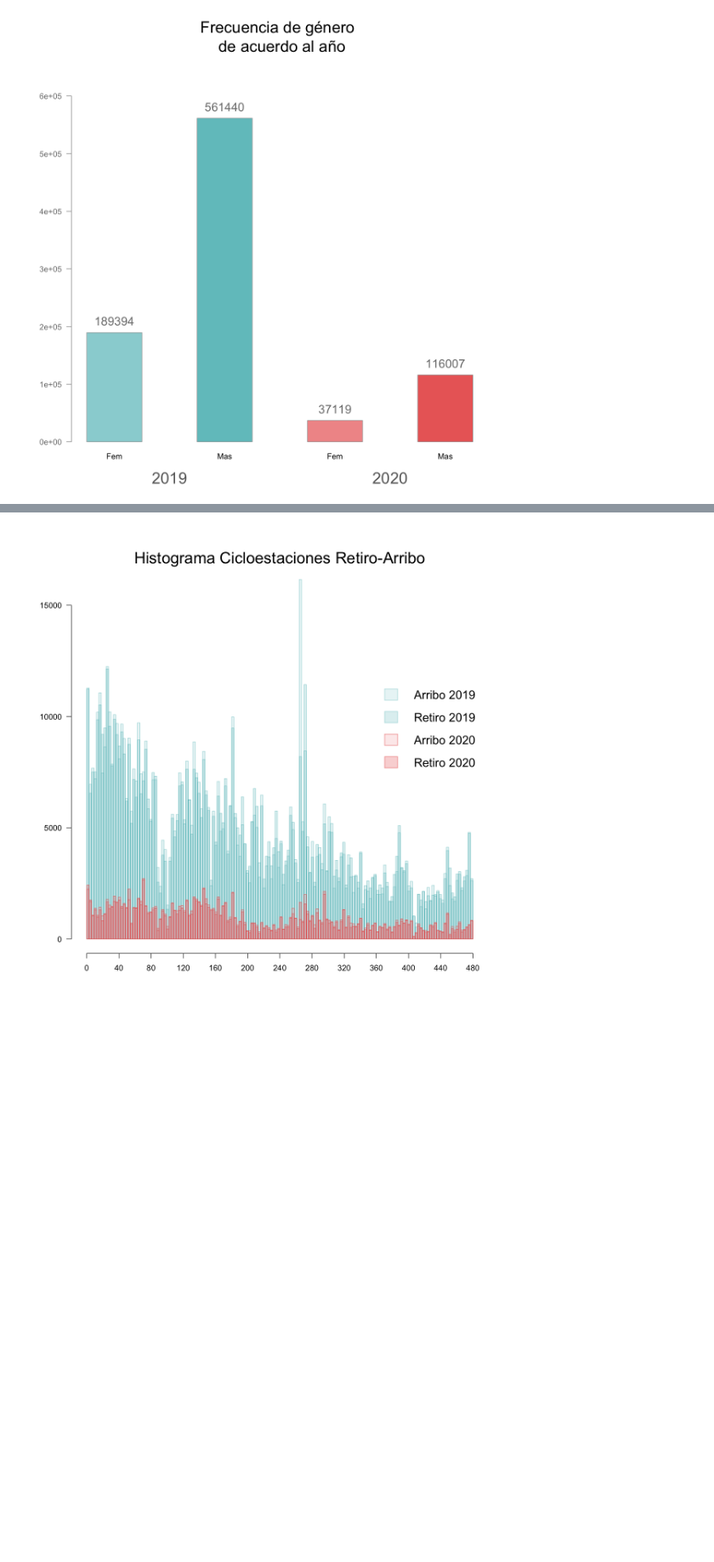
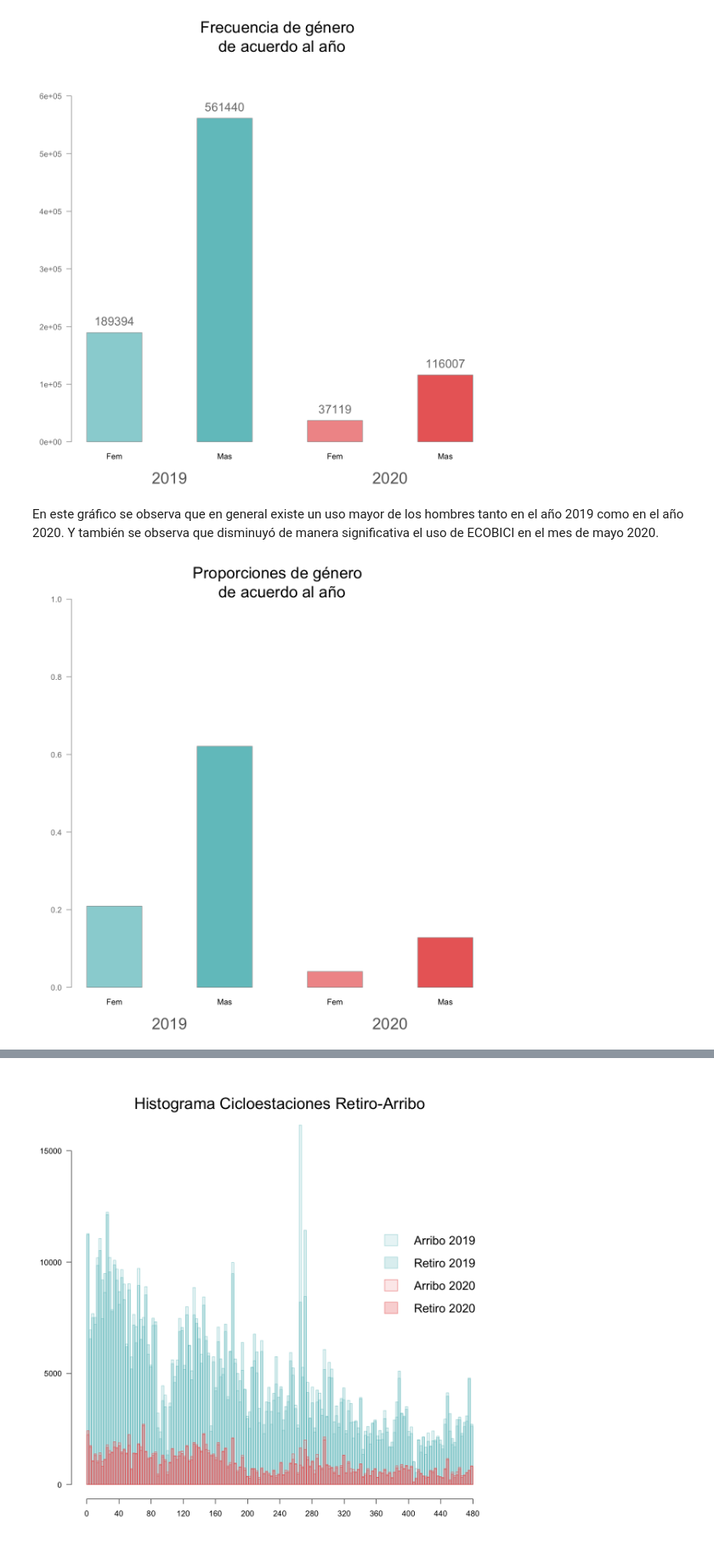
Before and after one commit to prope-2020-gh-classroom/practica-final-por-equipos-verano-2020-itam-Eduardo-Moreno, a Jupyter notebook: Descriptive_Analysis.ipynb, the cells around one changed output, grey strips where cells are left out. Shown: that part at 85% size. Drawn from its saved outputs; the diff is of its cells as text; code cells hidden in the pictures; blank space fills up the shorter version.

Commit message:
Adición de algunos gráficos y descripción

```diff
--- a/Descriptive_Analysis.ipynb
+++ b/Descriptive_Analysis.ipynb
@@ -120,3 +157,19 @@ mtext('2019',1,at=2.5,padj = 3,cex=2,col='gray40')
 mtext('2020',1,at=6.5,padj = 3,cex=2,col='gray40')
 # %% [output]
 [figure]
+# %% [markdown]
+En este gráfico se observa que en general existe un uso mayor de los hombres tanto en el año 2019 como en el año 2020. Y también se observa que disminuyó de manera significativa el uso de ECOBICI en el mes de mayo 2020.
+# %%
+barplot(prop.table(gen),axes=F,space = 1,ylim=c(0,1),
+        col=c('#45B4B899',azul,'#E95D59AA',rosa), border=gris,
+        names.arg=c('Fem','Mas','Fem','Mas'))
+axis(2,las=2,col='gray48',col.axis='gray48')
+text(1.5,gen[1]+20000,paste(gen[1]),cex=1.5,col='gray48')
+text(3.5,gen[2]+20000,paste(gen[2]),cex=1.5,col='gray48')
+text(5.5,gen[3]+20000,paste(gen[3]),cex=1.5,col='gray48')
+text(7.5,gen[4]+20000,paste(gen[4]),cex=1.5,col='gray48')
+mtext('Proporciones de género \n de acuerdo al año',3, cex=2)
+mtext('2019',1,at=2.5,padj = 3,cex=2,col='gray40')
+mtext('2020',1,at=6.5,padj = 3,cex=2,col='gray40')
+# %% [output]
+[figure, added]
```
Also changed, not shown: parts of 11 cells of this notebook, 1 other file.
